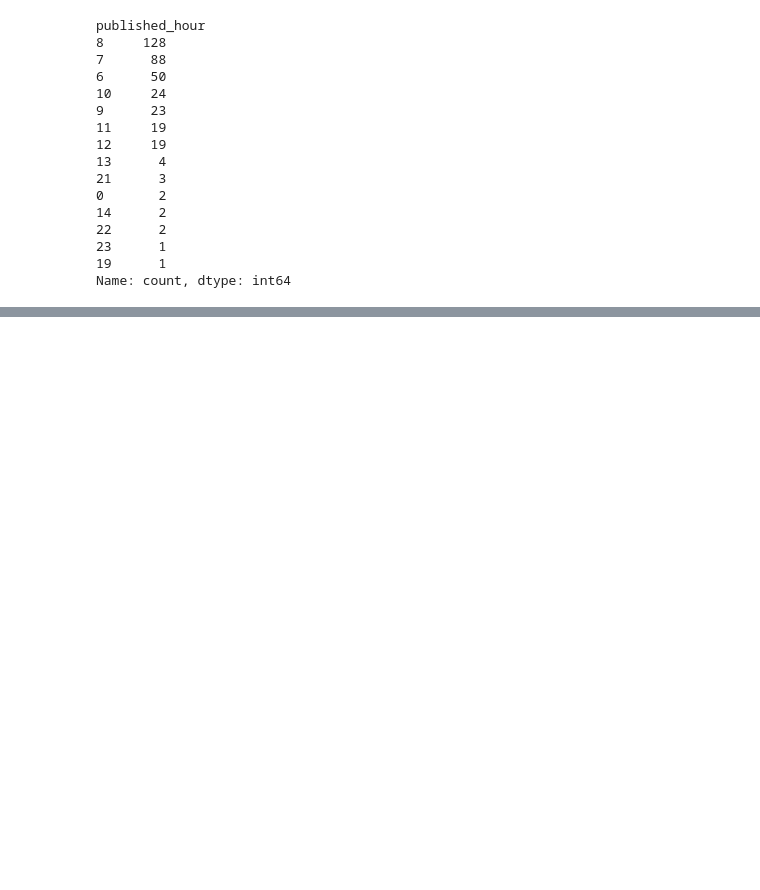
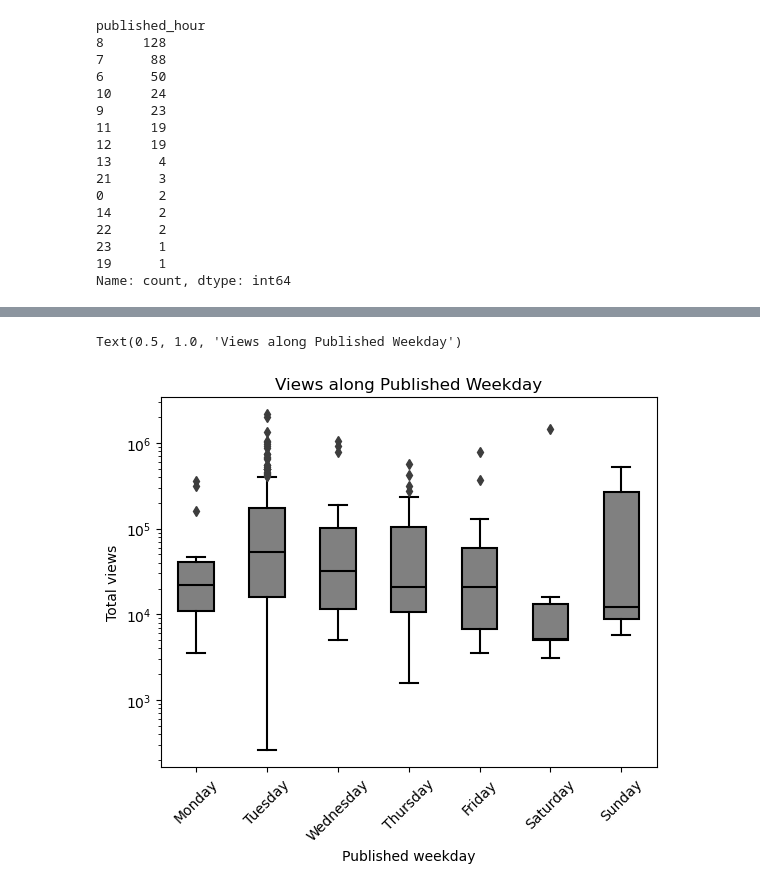
Before and after one commit to LiLuo086/alex-the-analyst-youtube-analysis, a Jupyter notebook: eda.ipynb, the cells around one changed output, grey strips where cells are left out. Saved outputs shown, nothing was run; the diff lists cells and outputs as text; code cells hidden in the pictures; blank space fills up the shorter version.

```diff
--- a/eda.ipynb
+++ b/eda.ipynb
@@ -126,0 +137,16 @@ Name: count, dtype: int64
+# %%
+# Boxplot of views by weekday
+weekday = ['Monday', 'Tuesday', 'Wednesday', 'Thursday', 'Friday', 'Saturday', 'Sunday']
+sns.boxplot(x='published_weekday', y='views', data=df, order = weekday, showfliers=True, width=0.5,
+            boxprops=dict(facecolor='gray', edgecolor='black'),
+            medianprops=dict(color='black'),
+            whiskerprops=dict(color='black'),
+            capprops=dict(color='black'))
+plt.ylabel('Total views')
+plt.yscale('log')
+plt.xticks(rotation=45)
+plt.xlabel('Published weekday')
+plt.title("Views along Published Weekday")
+# %% [output]
+Text(0.5, 1.0, 'Views along Published Weekday')
+[figure, added]
```
Also changed, not shown: parts of 20 cells of this notebook, 1 other file.
